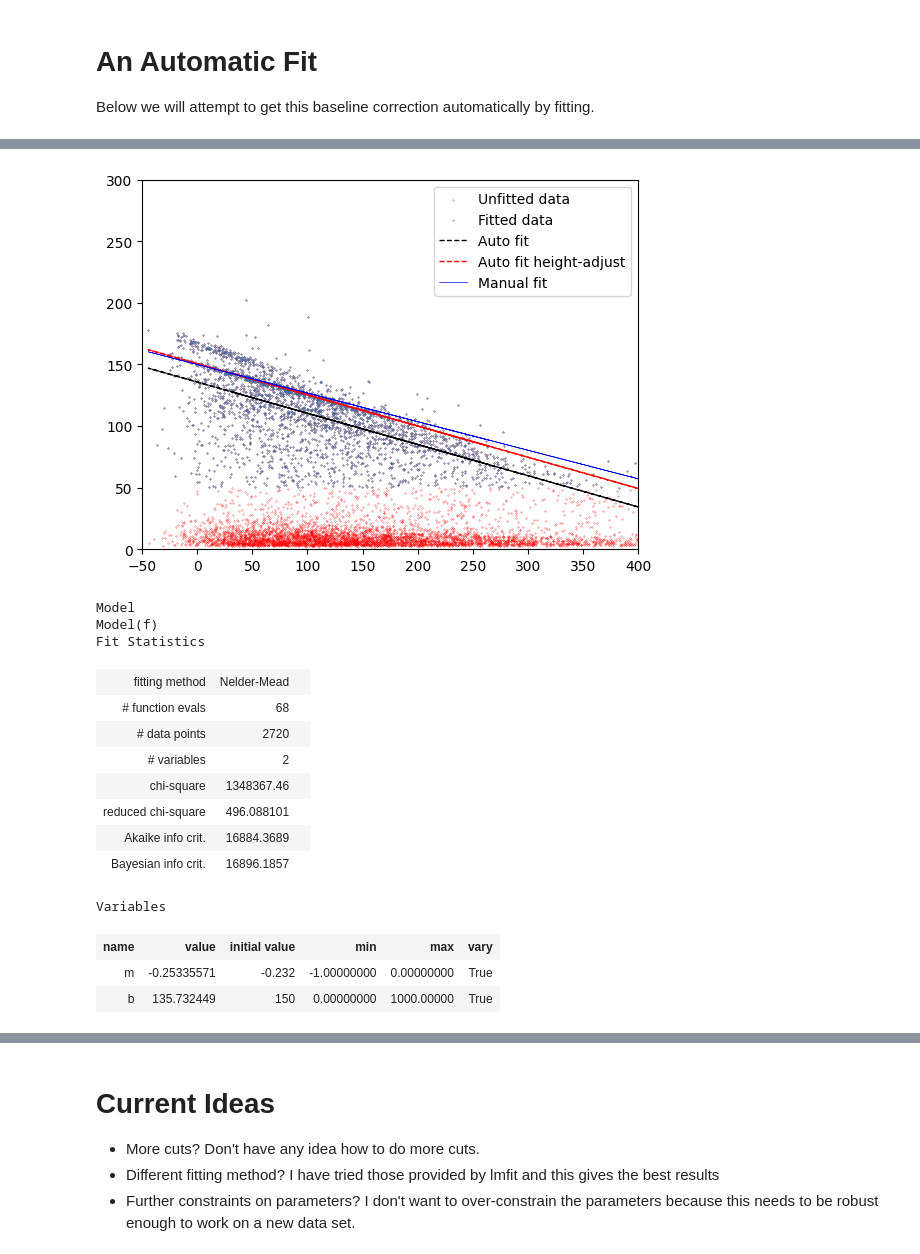
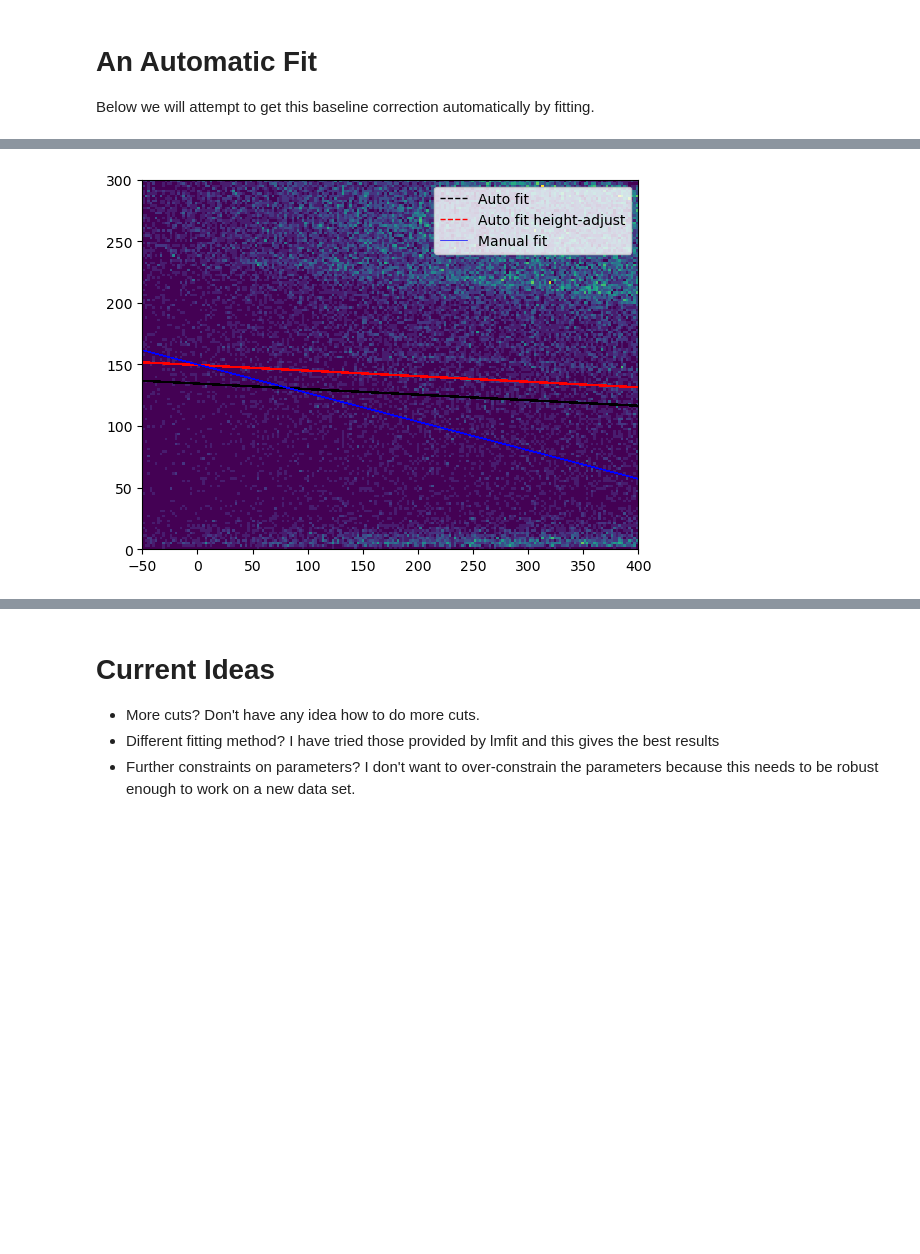
Before and after one commit to villano-lab/R76Analysis, a Jupyter notebook: HV1_Calibration.ipynb, the cells around one changed output, grey strips where cells are left out. Cells and saved outputs as stored; diff of their text form; code cells hidden in the pictures; blank space fills up the shorter version.

```diff
--- a/HV1_Calibration.ipynb
+++ b/HV1_Calibration.ipynb
@@ -122,7 +117,7 @@ plt.show()
 # %%
 #Basic fit -- I expect issues with this due to many data points being the wrong region.
 
-x = z[4]["PFbs"][~z[4]["crand"] & z[4]["cphi1"] & z[4]["cam"] & (z[4]["pt_keV"]>50)]-3000
+x = z[4]["PSUMbs"][~z[4]["crand"] & z[4]["cphi1"] & z[4]["cam"] & (z[4]["pt_keV"]>50)]-18000
 y = z[4]["pt_keV"][~z[4]["crand"] & z[4]["cphi1"] & z[4]["cam"]  & (z[4]["pt_keV"]>50)] #cutting out all the "noise" at the bottom.
 #y=y[(x>0) & (x<200)];x = x[(x>0) & (x<200)] #cut off both at the end of the line
 
@@ -132,7 +127,7 @@ params.add('m',value=-0.232,max=0,min=-1); params.add('b',value=150,min=0,max=10
 fit = mod.fit(y,params,x=x,method='basinhop') #might be the best method for this data? not seeing singificant differences anymore
 #Is this okay? It's fitting to the wrong y-intercept but all I want is the slope...
 
-plt.scatter(z[4]["PFbs"][~z[4]["crand"] & z[4]["cphi1"] & z[4]["cam"]]-3000,z[4]["pt_keV"][~z[4]["crand"] & z[4]["cphi1"] & z[4]["cam"]],s=0.05,color='r',label='Unfitted data')
+plt.scatter(z[4]["PSUMbs"][~z[4]["crand"] & z[4]["cphi1"] & z[4]["cam"]]-18000,z[4]["pt_keV"][~z[4]["crand"] & z[4]["cphi1"] & z[4]["cam"]],s=0.05,color='r',label='Unfitted data')
 plt.scatter(x,y,s=0.1,label='Fitted data')
 
 plt.plot(x,fit.best_fit,linestyle='--',color='k',linewidth=1,label="Auto fit")
@@ -165,46 +160,17 @@ Variables
 # %%
-#Basic fit -- I expect issues with this due to many data points being the wrong region.
-
-x = z[4]["PFbs"][~z[4]["crand"] & z[4]["cphi1"] & z[4]["cam"] & (z[4]["pt_keV"]>50)]-3000
-y = z[4]["pt_keV"][~z[4]["crand"] & z[4]["cphi1"] & z[4]["cam"]  & (z[4]["pt_keV"]>50)] #cutting out all the "noise" at the bottom.
-#y=y[(x>0) & (x<200)];x = x[(x>0) & (x<200)] #cut off both at the end of the line
-
-mod = lf.Model(f)
-params = mod.make_params()
-params.add('m',value=-0.232,max=0,min=-1); params.add('b',value=150,min=0,max=1000)
-fit = mod.fit(y,params,x=x,method='basinhop') #might be the best method for this data? not seeing singificant differences anymore
-#Is this okay? It's fitting to the wrong y-intercept but all I want is the slope...
-
-plt.scatter(z[4]["PFbs"][~z[4]["crand"] & z[4]["cphi1"] & z[4]["cam"]]-3000,z[4]["pt_keV"][~z[4]["crand"] & z[4]["cphi1"] & z[4]["cam"]],s=0.05,color='r',label='Unfitted data')
-plt.scatter(x,y,s=0.1,label='Fitted data')
+h = plt.hist2d(z[4]["PSUMbs"][~z[4]["crand"]]-18000,z[4]["pt_keV"][~z[4]["crand"]]
+               ,bins=[np.linspace(-50,400,200),np.linspace(0,300,150)])
 
 plt.plot(x,fit.best_fit,linestyle='--',color='k',linewidth=1,label="Auto fit")
 plt.plot(x,fit.best_fit+15,linestyle='--',color='r',linewidth=1,label="Auto fit height-adjust")
 plt.plot(x,f(x,m=mman,b=bman),color='b',linewidth=0.5,label="Manual fit")
 
 plt.xlim(-50,400)
 plt.ylim(0,300)#,200)
 plt.legend()
 plt.show()
-
-fit
 # %% [output]
-[figure, old version]
+[figure, new version]
-Model
-Model(f)
-Fit Statistics
-| fitting method | Nelder-Mead |  |
-| # function evals | 68 |  |
-| # data points | 2720 |  |
-| # variables | 2 |  |
-| chi-square | 1348367.46 |  |
-| reduced chi-square | 496.088101 |  |
-| Akaike info crit. | 16884.3689 |  |
-| Bayesian info crit. | 16896.1857 |  |
-Variables
-| name | value | initial value | min | max | vary |
-| m | -0.25335571 | -0.232 | -1.00000000 | 0.00000000 | True |
-| b | 135.732449 | 150 | 0.00000000 | 1000.00000 | True |
 # %%
 #For figuring out more cuts I can do
 print(z[0].keys())
```
Also changed, not shown: parts of 15 cells of this notebook.
